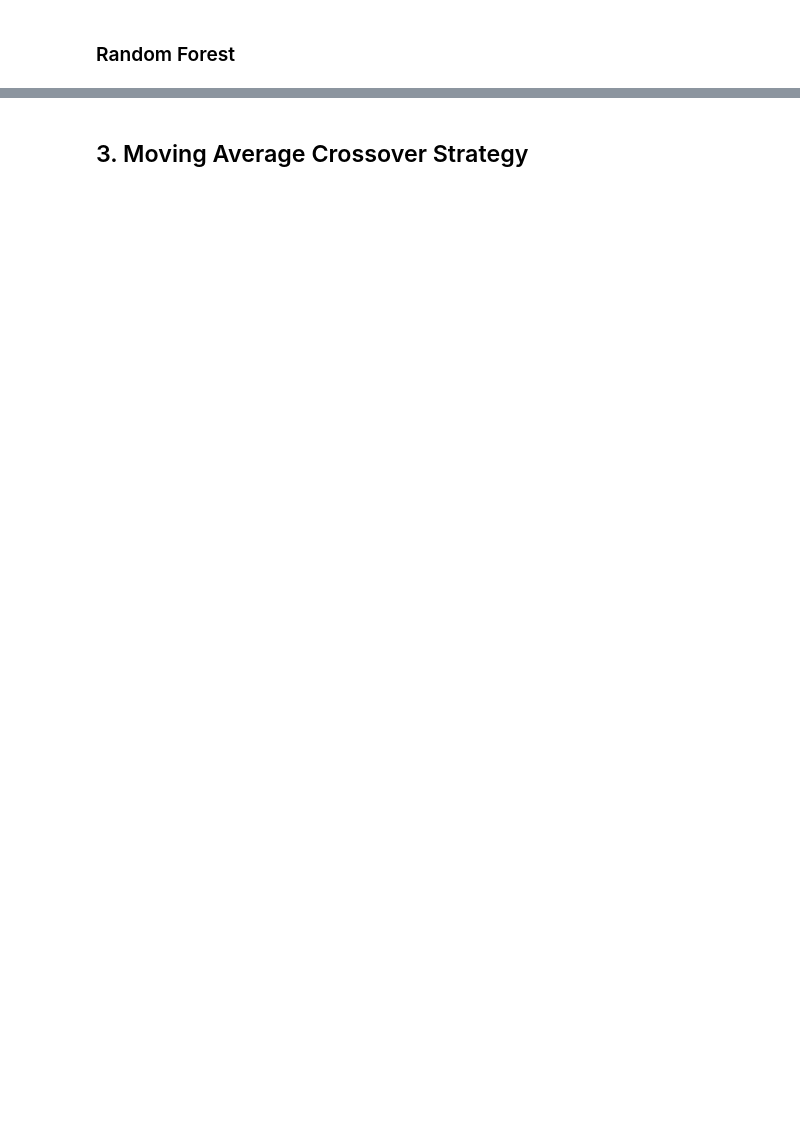
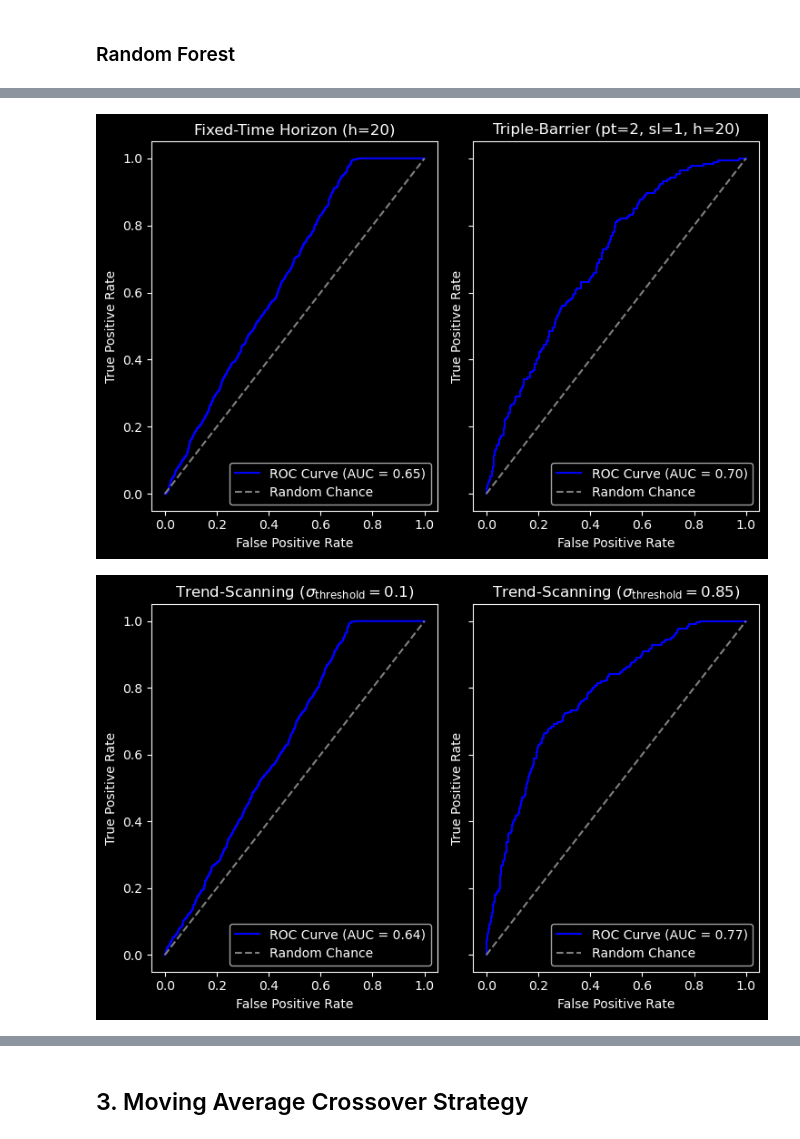
Before and after one commit to pnjoroge54/Machine-Learning-Blueprint, a Jupyter notebook: notebooks/Part_3-Labeling.ipynb, the cells around one changed output, grey strips where cells are left out. Drawn from its saved outputs; the diff is of its cells as text; code cells hidden in the pictures; blank space fills up the shorter version.

```diff
--- a/notebooks/Part_3-Labeling.ipynb
+++ b/notebooks/Part_3-Labeling.ipynb
@@ -409,0 +752,4 @@ Confusion Matrix:
+# %%
+model_bb_tbl_time_w = train_meta_model(model=rf, features=bb_feat_time, labels=bb_events_tbl_time, sample_weights=True)
+print(f"{dashes}\nTRIPLE-BARRIER EVALUATION REPORT\n{dashes}")
+meta_labelling_reports(model_bb_tbl_time_w, plot_roc=False)
@@ -409,0 +774,4 @@ Confusion Matrix:
+# %%
+model_bb_trend_time_w = train_meta_model(model=rf, features=bb_feat_time, labels=bb_events_trend_time, sample_weights=True)
+print(f"{dashes}\nTREND-SCANNING (σ = {volatility_threshold}) EVALUATION REPORT\n{dashes}")
+meta_labelling_reports(model_bb_trend_time_w, plot_roc=False)
@@ -409,0 +796,4 @@ Confusion Matrix:
+# %%
+model_bb_trend_mr_time_w = train_meta_model(model=rf, features=bb_feat_time, labels=bb_events_trend_mr_time, sample_weights=True)
+print(f"{dashes}\nTREND-SCANNING (σ = {volatility_threshold_mr}) EVALUATION REPORT\n{dashes}")
+meta_labelling_reports(model_bb_trend_mr_time_w, plot_roc=False)
@@ -447,0 +982,15 @@ Classification reports saved.
+# %%
+fp_w = Path(dirpath, "return_weighted")
+
+bb_models_w = [model_bb_fh_time_w, model_bb_tbl_time_w, model_bb_trend_time_w, model_bb_trend_mr_time_w]
+bb_titles_w = [f"Return-Weighted {w}" for w in bb_titles]
+filenames_w = [f"{w}_w" for w in filenames]
+
+bb_roc_w = compare_roc_curves(bb_models_w[:2], plot_titles[:2], columns=2)
+bb_roc_w.savefig(dirpath / "bb_roc_barrier_comparison_w.png")
+
+bb_roc_trend_w = compare_roc_curves(bb_models_w[2:], plot_titles[2:], columns=2)
+bb_roc_trend_w.savefig(dirpath / "bb_roc_trend_comparison_w.png")
+
+meta_labelling_classification_reports(model_data=bb_models_w, titles=bb_titles_w, output_filenames=filenames_w, path=fp_w)
+# %% [output]
@@ -447,0 +1006,2 @@ Classification reports saved.
+[figure, added]
+[figure, added]
```
Also changed, not shown: parts of 137 cells of this notebook.
